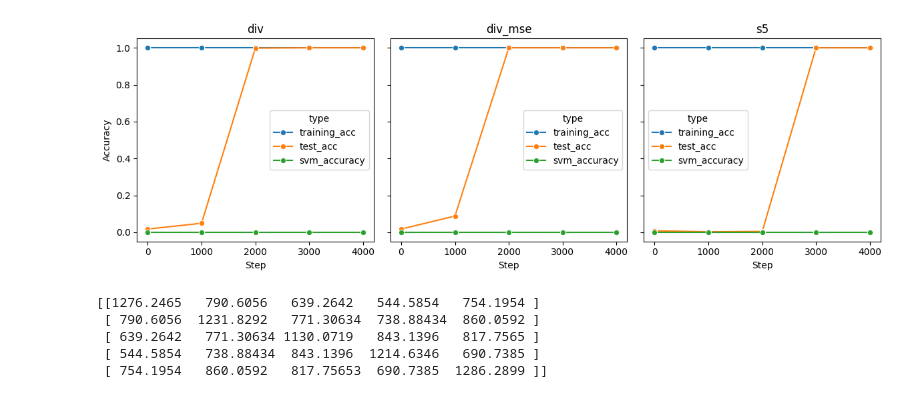
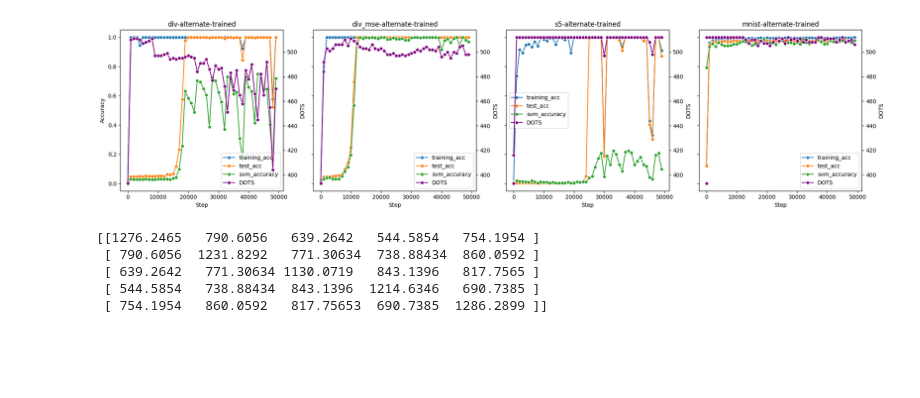
Before and after one commit to andylolu2/idiots, a Jupyter notebook: idiots/notebooks/plot_svm_dots_results.ipynb, the cells around one changed output. Saved outputs shown, nothing was run; the diff lists cells and outputs as text; code cells hidden in the pictures; blank space fills up the shorter version.

Commit message:
Update MNIST steps

```diff
--- a/idiots/notebooks/plot_svm_dots_results.ipynb
+++ b/idiots/notebooks/plot_svm_dots_results.ipynb
@@ -7,27 +8,57 @@ import jax.numpy as jnp
+# %%
+logs_base_path = "../../logs/"
+
+experiment_names = ["div-alternate-trained", "div_mse-alternate-trained", "s5-alternate-trained", "mnist-alternate-trained"]
+
+min_dots = math.inf
+max_dots = -math.inf
+
+for experiment_name in experiment_names:
+  checkpoint_dir = Path(logs_base_path, "results", f"{experiment_name}.json")
+
+  with open(checkpoint_dir, "r") as json_file:
+    df = pd.read_json(json_file)
+
+  max_dots = max(max_dots, max(df["dots"]))
+  min_dots = min(min_dots, min(df["dots"]))
 # %%
 logs_base_path = "../../logs/"
 experiment_names = ["div-alternate-trained", "div_mse-alternate-trained", "s5-alternate-trained", "mnist-alternate-trained"]
+num_experiments = len(experiment_names)
 
-fig, axs = plt.subplots(1, 3, figsize=(12, 4), sharey=True)
-
+fig, axs = plt.subplots(1, num_experiments, figsize=(num_experiments * 5, 5), sharey=True)
 
 for i, experiment_name in enumerate(experiment_names):
 
     checkpoint_dir = Path(logs_base_path, "results", f"{experiment_name}.json")
 
     with open(checkpoint_dir, "r") as json_file:
         df = pd.read_json(json_file)
 
     df["step"] = df.index * 1000
-    df = df[["step", "training_acc", "test_acc", "svm_accuracy"]]
-    df = df.melt("step", var_name="type", value_name="Accuracy")
+    df1 = df[["step", "training_acc", "test_acc", "svm_accuracy"]]
+    df1 = df1.melt("step", var_name="type", value_name="Accuracy")
 
-    sns.lineplot(data=df, x="step", y="Accuracy", hue="type", marker="o", ax=axs[i])
-    axs[i].set(title=experiment_name, xlabel="Step", ylabel="Accuracy")
+    df2 = df[["step", "dots"]]
+    df2 = df2.melt("step", var_name="dots", value_name="DOTS")
+
+    ax1 = axs[i]
+    ax2 = ax1.twinx()
+
+    sns.lineplot(data=df1, x="step", y="Accuracy", hue="type", marker="o", ax=ax1)
+    ax1.set(title=experiment_name, xlabel="Step", ylabel="Accuracy")
+    ax1.set_ylim([-0.05, 1.05])
+
+    # Dummy item for legend
+    sns.lineplot([0], label="DOTS", marker="o", color="purple", ax=ax1)
+
+    sns.lineplot(data=df2, x="step", y="DOTS", marker="o", color="purple", ax=ax2)
+    visual_buffer = (max_dots - min_dots) * 0.05
+    ax2.set_ylim([min_dots - visual_buffer, max_dots + visual_buffer])
 
 fig.tight_layout()
 # %% [output]
-[figure, old version]
+[figure, new version]
 # %%
 s5_checkpoint_dir = Path(logs_base_path, "results", "s5.json")
 
```
Also changed, not shown: parts of 1 cell of this notebook, 2 other files.
